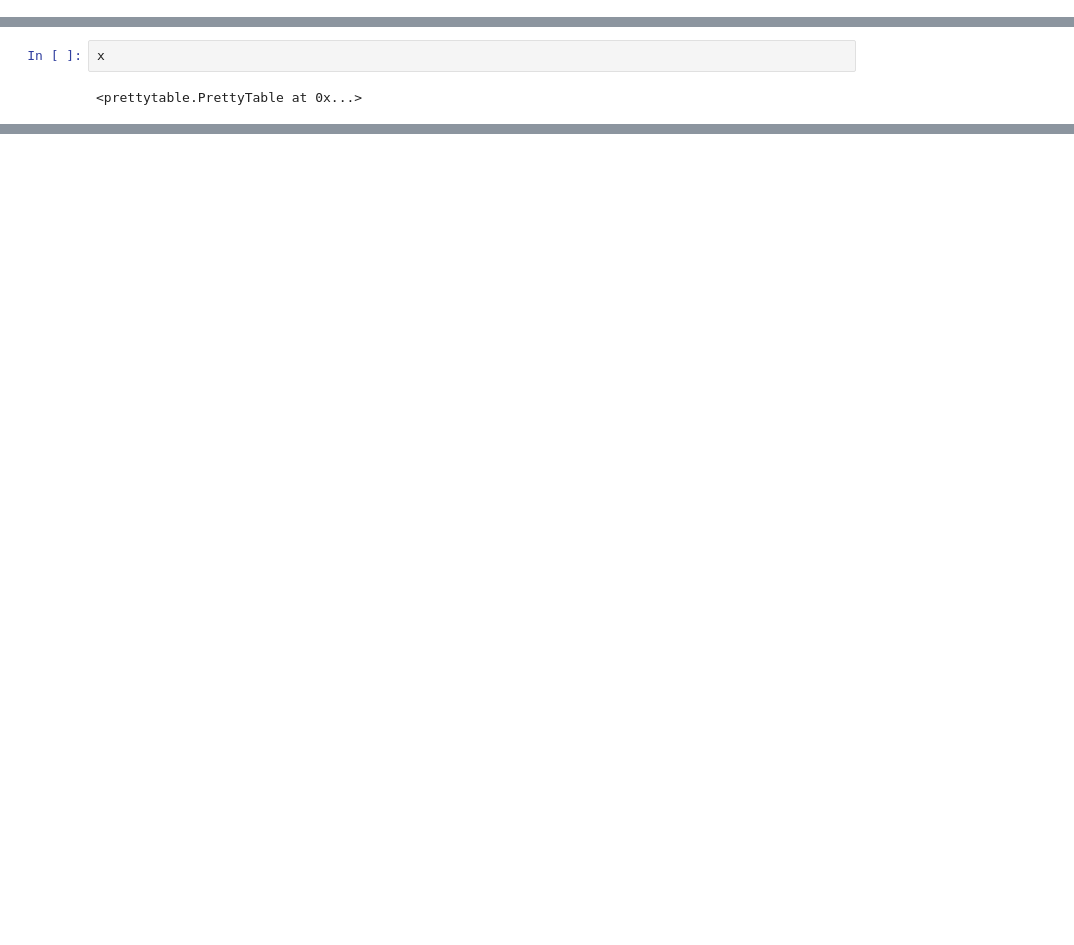
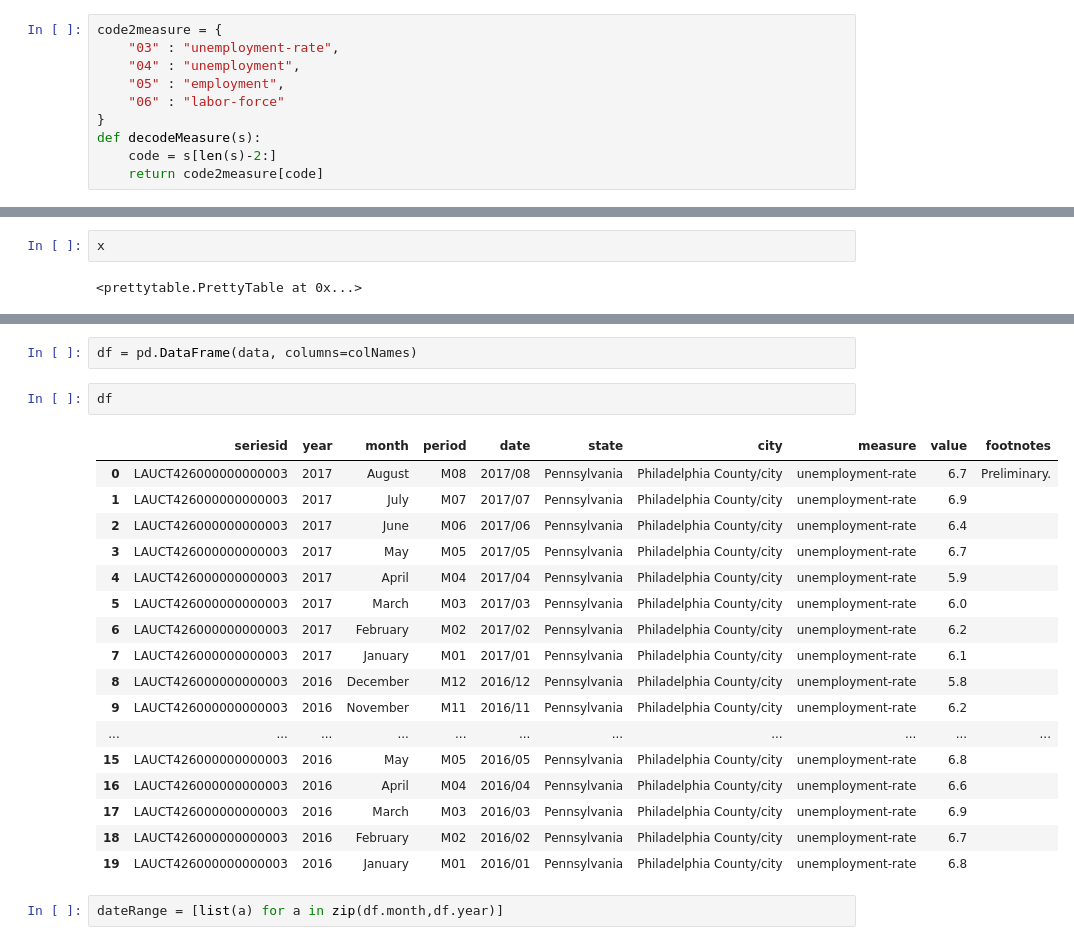
Before and after one commit to muftring/iu-datavis, a Jupyter notebook: project/bls-data-fetcher.ipynb, the cells around one changed output, grey strips where cells are left out. Cells and saved outputs as stored; diff of their text form; blank space fills up the shorter version.

```diff
--- a/project/bls-data-fetcher.ipynb
+++ b/project/bls-data-fetcher.ipynb
@@ -54,0 +185,10 @@ json_data
+# %%
+code2measure = {
+    "03" : "unemployment-rate",
+    "04" : "unemployment",
+    "05" : "employment",
+    "06" : "labor-force"
+}
+def decodeMeasure(s):
+    code = s[len(s)-2:]
+    return code2measure[code]
@@ -93,0 +280,24 @@ print(x)
+# %%
+df = pd.DataFrame(data, columns=colNames)
+# %%
+df
+# %% [output]
+|  | seriesid | year | month | period | date | state | city | measure | value | footnotes |
+| 0 | LAUCT426000000000003 | 2017 | August | M08 | 2017/08 | Pennsylvania | Philadelphia County/city | unemployment-rate | 6.7 | Preliminary. |
+| 1 | LAUCT426000000000003 | 2017 | July | M07 | 2017/07 | Pennsylvania | Philadelphia County/city | unemployment-rate | 6.9 |  |
+| 2 | LAUCT426000000000003 | 2017 | June | M06 | 2017/06 | Pennsylvania | Philadelphia County/city | unemployment-rate | 6.4 |  |
+| 3 | LAUCT426000000000003 | 2017 | May | M05 | 2017/05 | Pennsylvania | Philadelphia County/city | unemployment-rate | 6.7 |  |
+| 4 | LAUCT426000000000003 | 2017 | April | M04 | 2017/04 | Pennsylvania | Philadelphia County/city | unemployment-rate | 5.9 |  |
+| 5 | LAUCT426000000000003 | 2017 | March | M03 | 2017/03 | Pennsylvania | Philadelphia County/city | unemployment-rate | 6.0 |  |
+| 6 | LAUCT426000000000003 | 2017 | February | M02 | 2017/02 | Pennsylvania | Philadelphia County/city | unemployment-rate | 6.2 |  |
+| 7 | LAUCT426000000000003 | 2017 | January | M01 | 2017/01 | Pennsylvania | Philadelphia County/city | unemployment-rate | 6.1 |  |
+| 8 | LAUCT426000000000003 | 2016 | December | M12 | 2016/12 | Pennsylvania | Philadelphia County/city | unemployment-rate | 5.8 |  |
+| 9 | LAUCT426000000000003 | 2016 | November | M11 | 2016/11 | Pennsylvania | Philadelphia County/city | unemployment-rate | 6.2 |  |
+| ... | ... | ... | ... | ... | ... | ... | ... | ... | ... | ... |
+| 15 | LAUCT426000000000003 | 2016 | May | M05 | 2016/05 | Pennsylvania | Philadelphia County/city | unemployment-rate | 6.8 |  |
+| 16 | LAUCT426000000000003 | 2016 | April | M04 | 2016/04 | Pennsylvania | Philadelphia County/city | unemployment-rate | 6.6 |  |
+| 17 | LAUCT426000000000003 | 2016 | March | M03 | 2016/03 | Pennsylvania | Philadelphia County/city | unemployment-rate | 6.9 |  |
+| 18 | LAUCT426000000000003 | 2016 | February | M02 | 2016/02 | Pennsylvania | Philadelphia County/city | unemployment-rate | 6.7 |  |
+| 19 | LAUCT426000000000003 | 2016 | January | M01 | 2016/01 | Pennsylvania | Philadelphia County/city | unemployment-rate | 6.8 |  |
+# %%
+dateRange = [list(a) for a in zip(df.month,df.year)]
```
Also changed, not shown: parts of 42 cells of this notebook, 9 other files.
